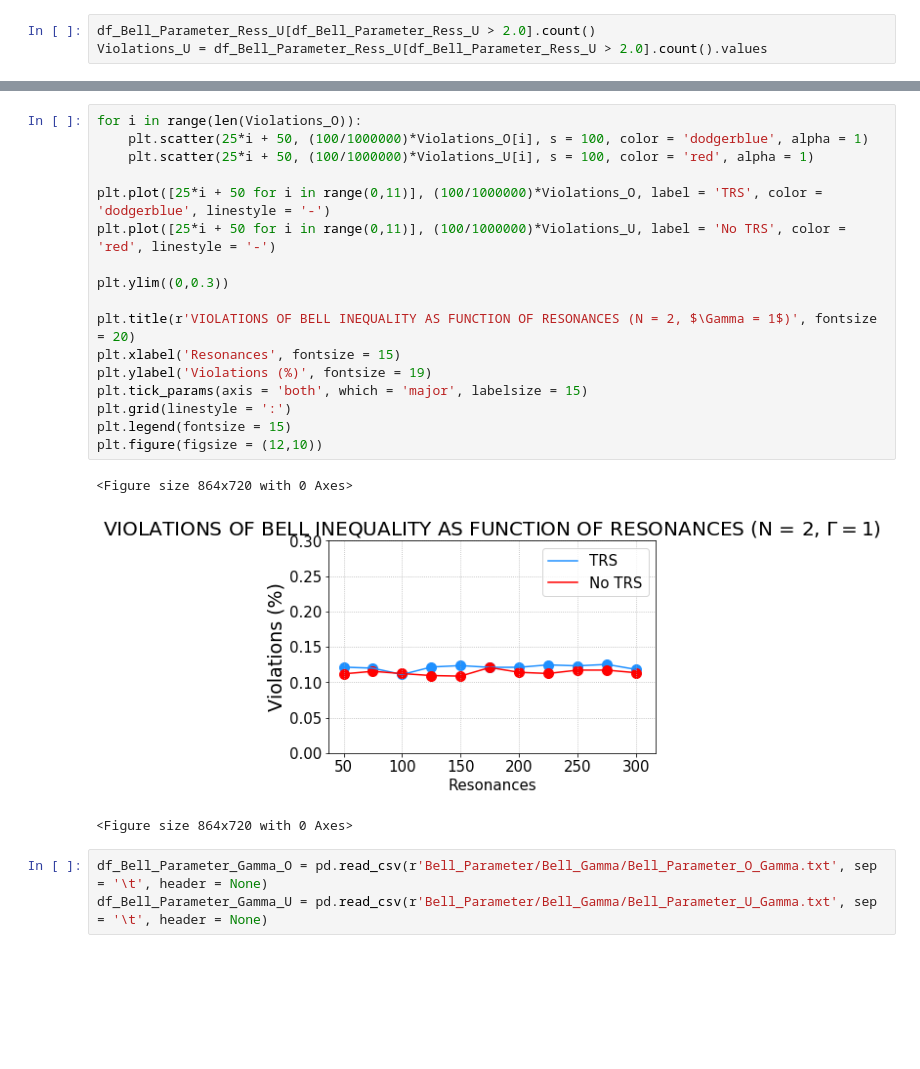
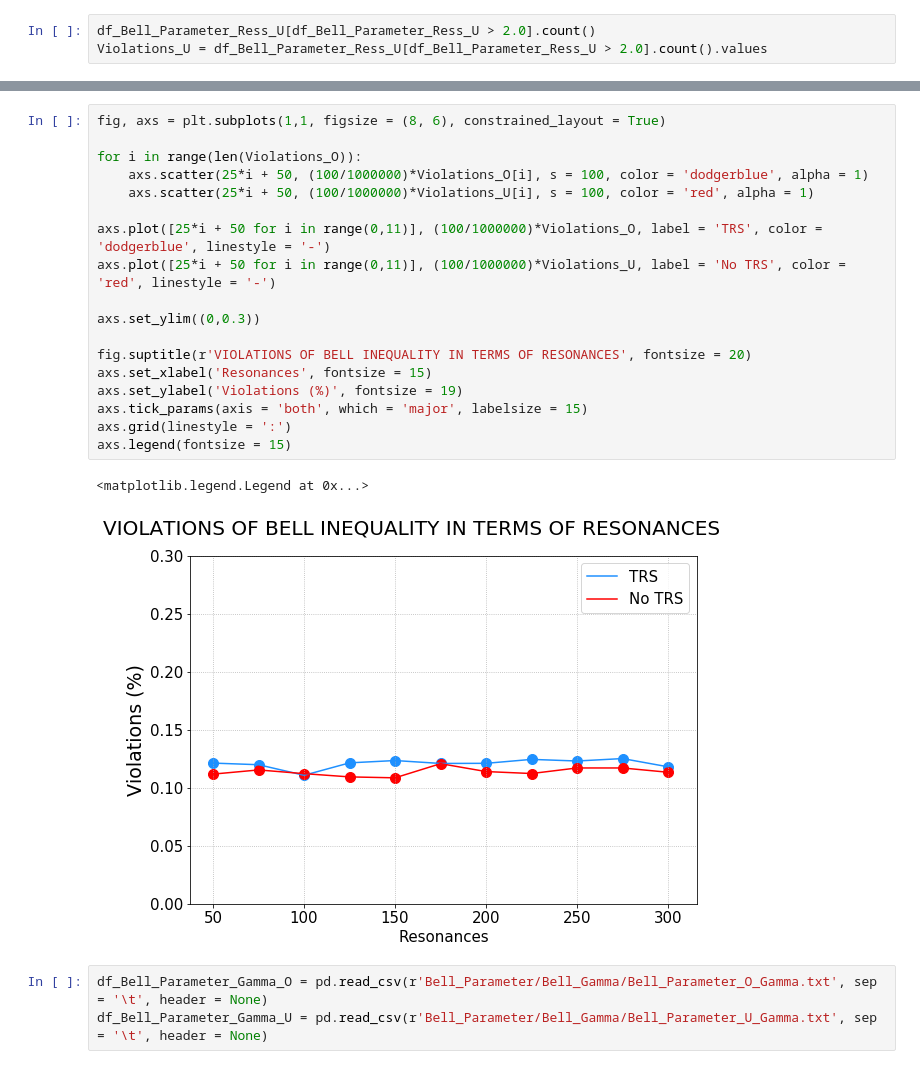
Before and after one commit to Rafffaelb/Schrodinger_Billiard, a Jupyter notebook: WignerDyson/Data_Analysis/Bell_Parameter.ipynb, the cells around one changed output, grey strips where cells are left out. Drawn from its saved outputs; the diff is of its cells as text; blank space fills up the shorter version.

Commit message:
Some updates of Bell Parameter jupyter notebook file

```diff
--- a/WignerDyson/Data_Analysis/Bell_Parameter.ipynb
+++ b/WignerDyson/Data_Analysis/Bell_Parameter.ipynb
@@ -96,24 +96,24 @@ axs[1].axvline(2, color = 'black')
 # %%
+fig, axs = plt.subplots(1,1, figsize = (8, 6), constrained_layout = True)
+
 for i in range(len(Violations_O)):
-    plt.scatter(25*i + 50, (100/1000000)*Violations_O[i], s = 100, color = 'dodgerblue', alpha = 1)
-    plt.scatter(25*i + 50, (100/1000000)*Violations_U[i], s = 100, color = 'red', alpha = 1)
+    axs.scatter(25*i + 50, (100/1000000)*Violations_O[i], s = 100, color = 'dodgerblue', alpha = 1)
+    axs.scatter(25*i + 50, (100/1000000)*Violations_U[i], s = 100, color = 'red', alpha = 1)
 
-plt.plot([25*i + 50 for i in range(0,11)], (100/1000000)*Violations_O, label = 'TRS', color = 'dodgerblue', linestyle = '-')
-plt.plot([25*i + 50 for i in range(0,11)], (100/1000000)*Violations_U, label = 'No TRS', color = 'red', linestyle = '-')
+axs.plot([25*i + 50 for i in range(0,11)], (100/1000000)*Violations_O, label = 'TRS', color = 'dodgerblue', linestyle = '-')
+axs.plot([25*i + 50 for i in range(0,11)], (100/1000000)*Violations_U, label = 'No TRS', color = 'red', linestyle = '-')
 
-plt.ylim((0,0.3))
+axs.set_ylim((0,0.3))
 
-plt.title(r'VIOLATIONS OF BELL INEQUALITY AS FUNCTION OF RESONANCES (N = 2, $\Gamma = 1$)', fontsize = 20)
-plt.xlabel('Resonances', fontsize = 15)
-plt.ylabel('Violations (%)', fontsize = 19)
-plt.tick_params(axis = 'both', which = 'major', labelsize = 15)
-plt.grid(linestyle = ':')
-plt.legend(fontsize = 15)
-plt.figure(figsize = (12,10))
+fig.suptitle(r'VIOLATIONS OF BELL INEQUALITY IN TERMS OF RESONANCES', fontsize = 20)
+axs.set_xlabel('Resonances', fontsize = 15)
+axs.set_ylabel('Violations (%)', fontsize = 19)
+axs.tick_params(axis = 'both', which = 'major', labelsize = 15)
+axs.grid(linestyle = ':')
+axs.legend(fontsize = 15)
 # %% [output]
-<Figure size 864x720 with 0 Axes>
+<matplotlib.legend.Legend at 0x...>
-[figure, old version]
+[figure, new version]
-<Figure size 864x720 with 0 Axes>
 # %%
 df_Bell_Parameter_Gamma_O = pd.read_csv(r'Bell_Parameter/Bell_Gamma/Bell_Parameter_O_Gamma.txt', sep = '\t', header = None)
 df_Bell_Parameter_Gamma_U = pd.read_csv(r'Bell_Parameter/Bell_Gamma/Bell_Parameter_U_Gamma.txt', sep = '\t', header = None)
```
Also changed, not shown: parts of 6 cells of this notebook.
